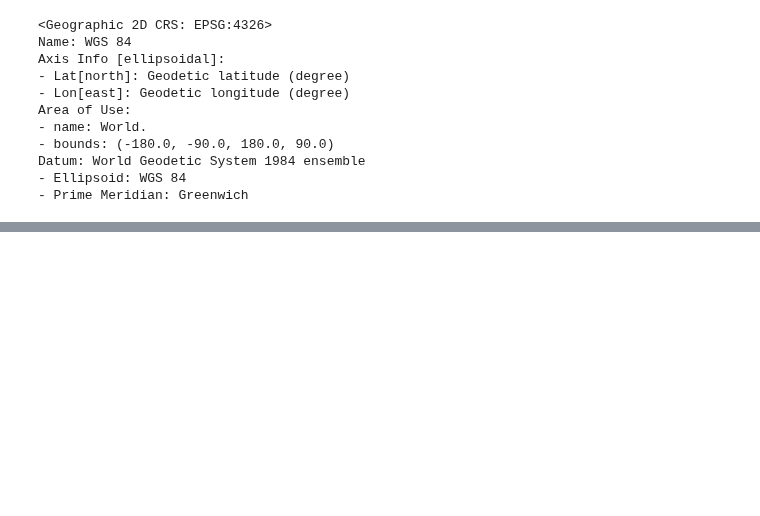
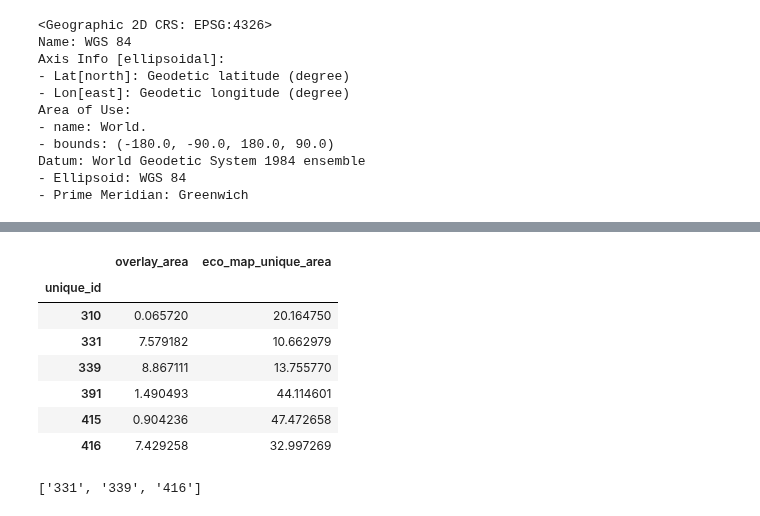
Before and after one commit to sl354207/eco_python, a Jupyter notebook: native/gap_test.ipynb, the cells around one changed output, grey strips where cells are left out. Saved outputs shown, nothing was run; the diff lists cells and outputs as text; code cells hidden in the pictures; blank space fills up the shorter version.

Commit message:
Update native status analysis

```diff
--- a/native/gap_test.ipynb
+++ b/native/gap_test.ipynb
@@ -145,0 +170,4 @@ intersects
+# %%
+# add area column to overlay dataframe
+
+overlay["area"] = overlay.geometry.area
@@ -145,0 +182,4 @@ intersects
+# %%
+# create a new dataframe from overlay where the first column is unique_id and the second column is the area of all the rows in overlay that have the same unique_id
+
+overlay_areas = overlay[["unique_id", "area"]].groupby("unique_id").sum()
@@ -145,0 +197,4 @@ intersects
+# %%
+# add an area column to eco_map_unique dataframe
+
+eco_map_unique["area"] = eco_map_unique.geometry.area
@@ -145,0 +208,4 @@ intersects
+# %%
+# create a new dataframe from eco_map_unique where the first column is unique_id and the second column is the area of all the rows in eco_map_unique that have the same unique_id
+
+eco_map_unique_areas = eco_map_unique[["unique_id", "area"]].groupby("unique_id").sum()
@@ -145,0 +223,26 @@ intersects
+# %%
+# combine eco_map_unique_areas and overlay_areas into a new dataframe where the first column is unique_id, the second column is area from overlays, and the third column is area from eco_map_unique
+
+combined_areas = pd.concat([overlay_areas, eco_map_unique_areas], axis=1)
+combined_areas.columns = ["overlay_area", "eco_map_unique_area"]
+
+combined_areas
+# %% [output]
+|  | overlay_area | eco_map_unique_area |
+| unique_id |  |  |
+| 310 | 0.065720 | 20.164750 |
+| 331 | 7.579182 | 10.662979 |
+| 339 | 8.867111 | 13.755770 |
+| 391 | 1.490493 | 44.114601 |
+| 415 | 0.904236 | 47.472658 |
+| 416 | 7.429258 | 32.997269 |
+# %%
+# if overlay_area / eco_map_unique_area > 0.2 then add unique_id to list of ids
+
+native = combined_areas[
+    combined_areas["overlay_area"] / combined_areas["eco_map_unique_area"] > 0.2
+].index.tolist()
+
+native
+# %% [output]
+['331', '339', '416']
```
Also changed, not shown: parts of 34 cells of this notebook, 1 other file.
